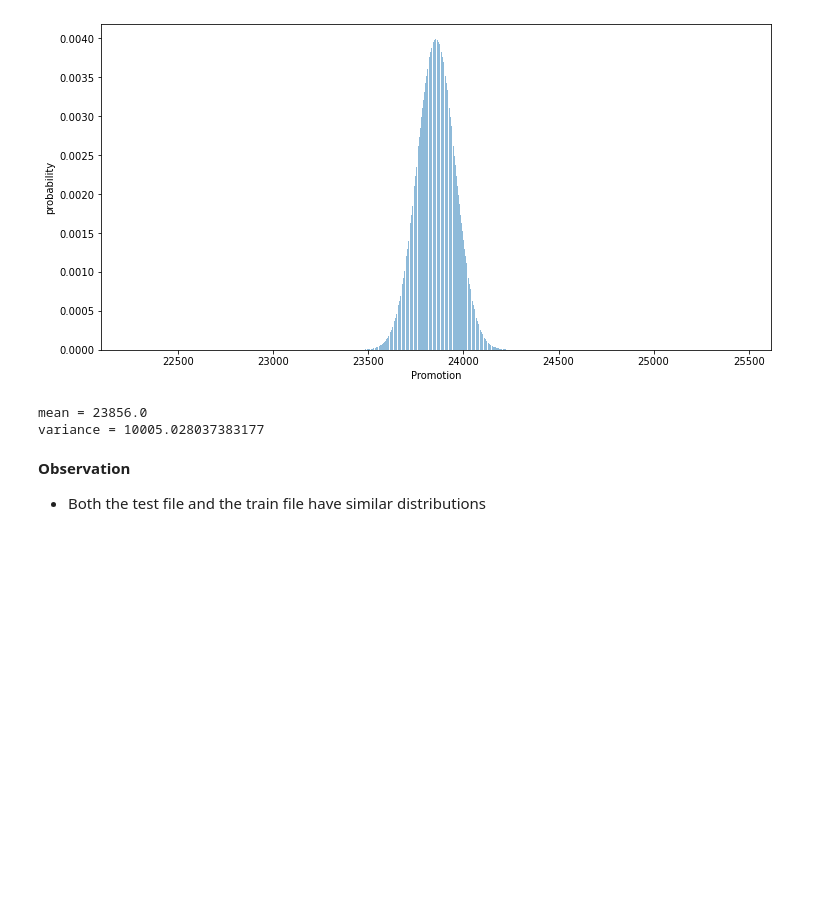
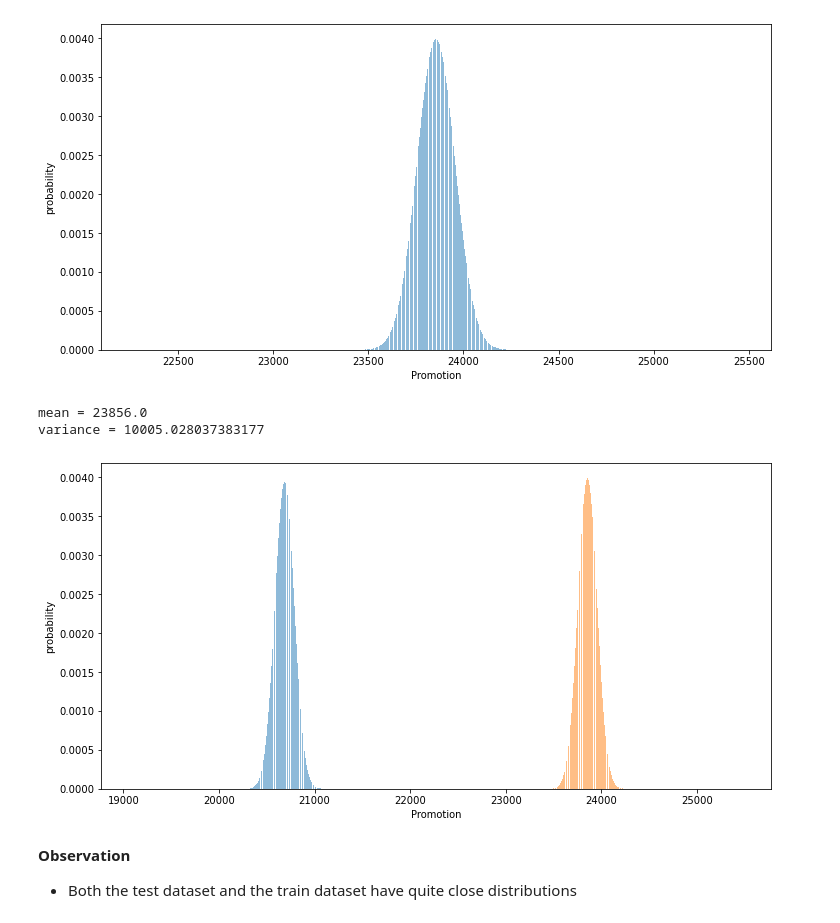
Before and after one commit to benbel376/time-series-data-sales-prediction, a Jupyter notebook: notebooks/data_exploration.ipynb, the cells around one changed output. Drawn from its saved outputs; the diff is of its cells as text; code cells hidden in the pictures; blank space fills up the shorter version.

```diff
--- a/notebooks/data_exploration.ipynb
+++ b/notebooks/data_exploration.ipynb
@@ -58,6 +58,10 @@ DV.binom_distribution(promo_yes_t, promo_total_t, promo_per_t)
 [figure]
 mean = 23856.0
 variance = 10005.028037383177
+# %%
+DV.compare_binom_dist(promo_yes, promo_yes_t, promo_total, promo_total_t, promo_per, promo_per_t)
+# %% [output]
+[figure, added]
 # %% [markdown]
 **Observation**
-- Both the test file and the train file have similar distributions
+- Both the test dataset and the train dataset have quite close distributions
```
Also changed, not shown: parts of 8 cells of this notebook.
